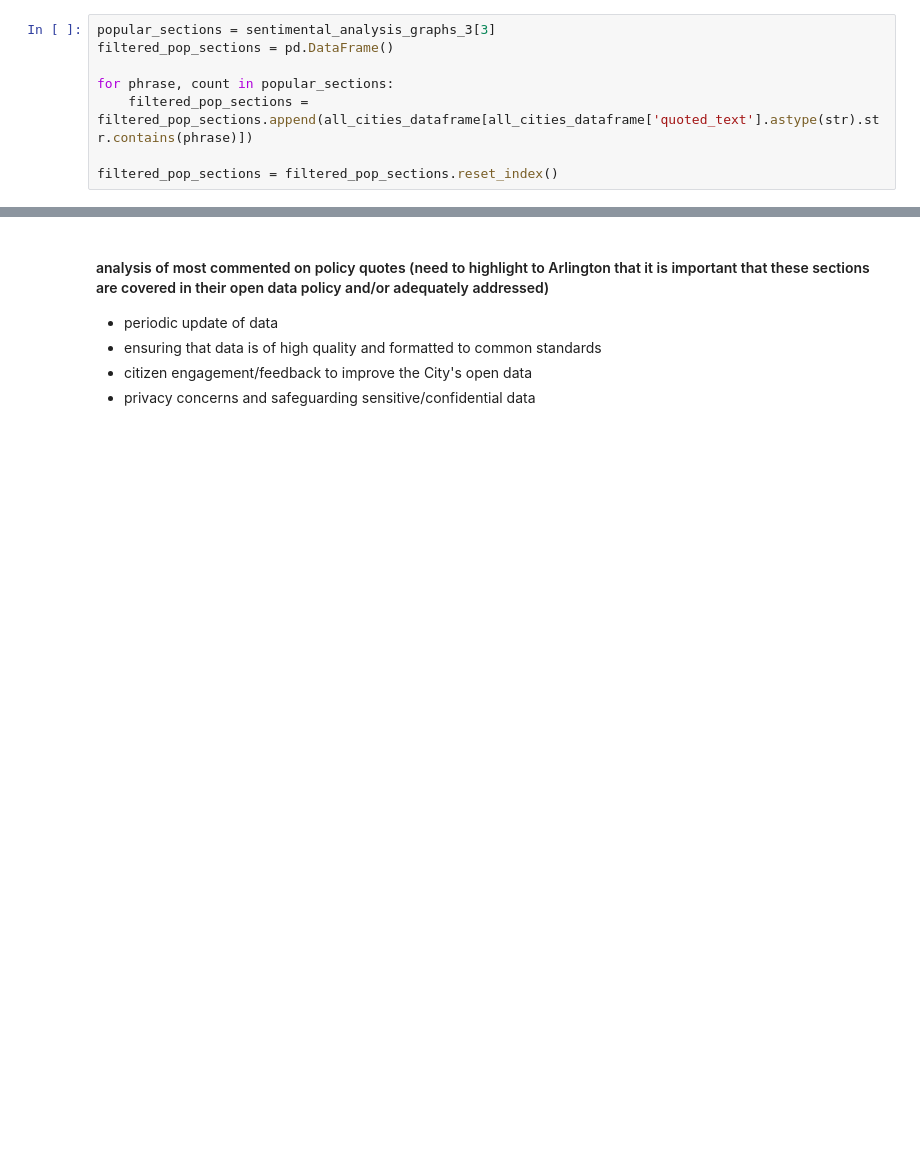
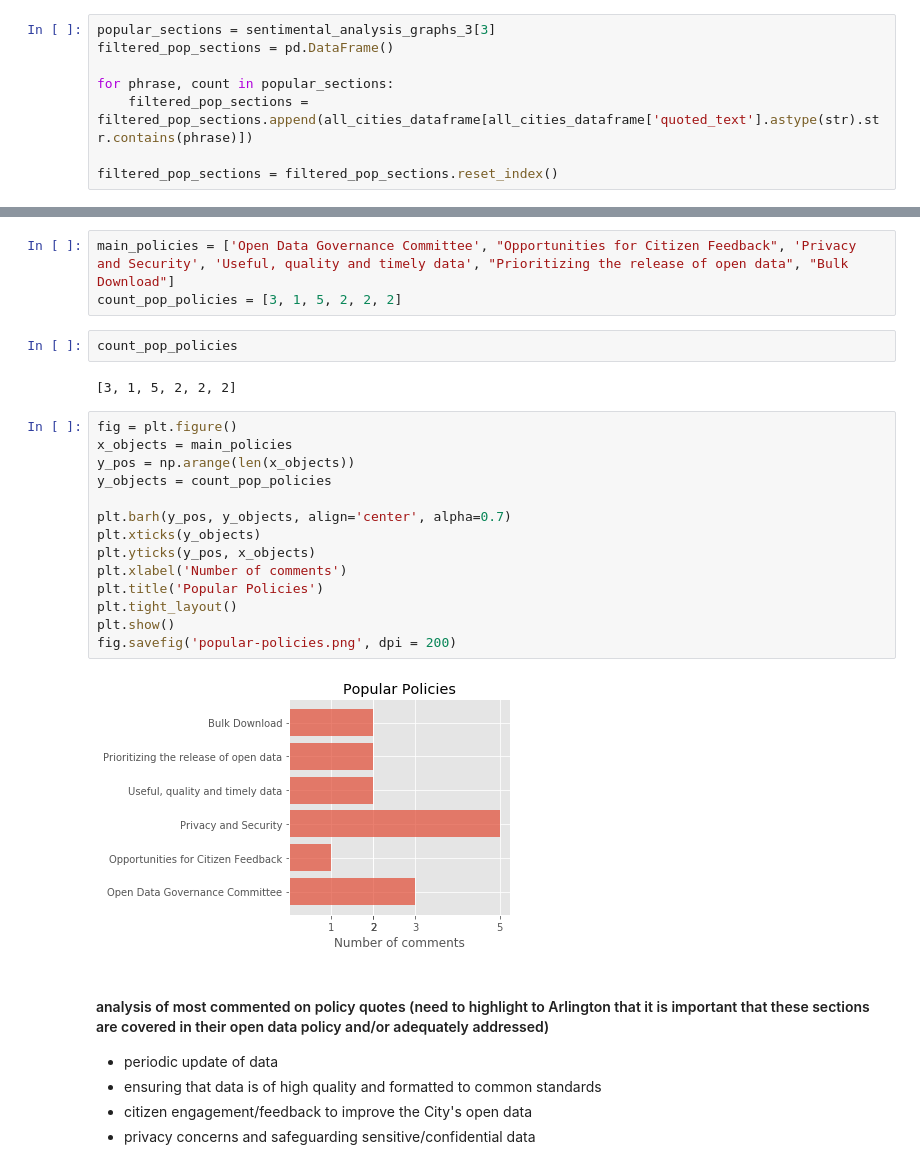
Before and after one commit to faraz-ahmed-sh/Sunlight_Foundation_Summer_2017, a Jupyter notebook: Project on comment scraping/comment_scrapping-Copy1.ipynb, the cells around one changed output, grey strips where cells are left out. Drawn from its saved outputs; the diff is of its cells as text; blank space fills up the shorter version.

```diff
--- a/Project on comment scraping/comment_scrapping-Copy1.ipynb
+++ b/Project on comment scraping/comment_scrapping-Copy1.ipynb
@@ -980,3 +913,26 @@ Comment text: This sounds like a 1x data classification process.  I'd suggest "p
+# %%
+main_policies = ['Open Data Governance Committee', "Opportunities for Citizen Feedback", 'Privacy and Security', 'Useful, quality and timely data', "Prioritizing the release of open data", "Bulk Download"]
+count_pop_policies = [3, 1, 5, 2, 2, 2]
+# %%
+count_pop_policies
+# %% [output]
+[3, 1, 5, 2, 2, 2]
+# %%
+fig = plt.figure()
+x_objects = main_policies
+y_pos = np.arange(len(x_objects))
+y_objects = count_pop_policies
+
+plt.barh(y_pos, y_objects, align='center', alpha=0.7)
+plt.xticks(y_objects)
+plt.yticks(y_pos, x_objects)
+plt.xlabel('Number of comments')
+plt.title('Popular Policies')
+plt.tight_layout()
+plt.show()
+fig.savefig('popular-policies.png', dpi = 200)
+# %% [output]
+[figure, added]
 # %% [markdown]
 #### analysis of most commented on policy quotes (need to highlight to Arlington that it is important that these sections are covered in their open data policy and/or adequately addressed)
 - periodic update of data
```
Also changed, not shown: parts of 39 cells of this notebook.
